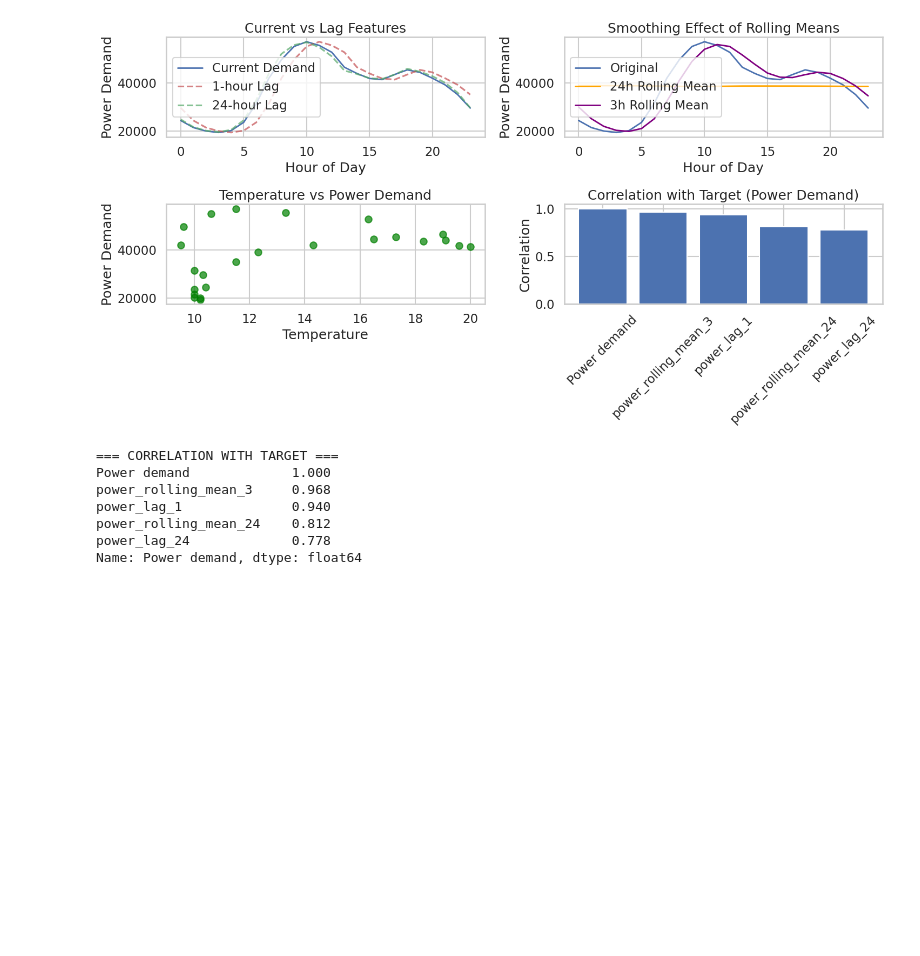
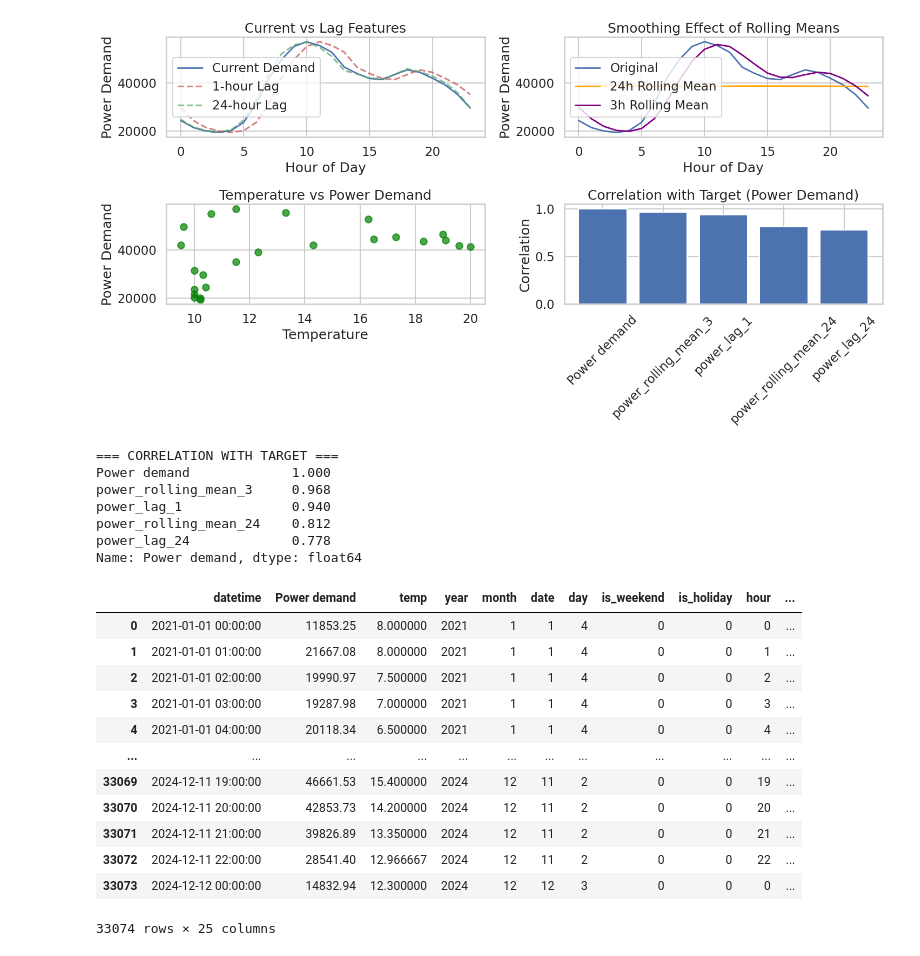
Before and after one commit to halsangihs/miniProject, a Jupyter notebook: main.ipynb, the cells around one changed output. Saved outputs shown, nothing was run; the diff lists cells and outputs as text; code cells hidden in the pictures; blank space fills up the shorter version.

```diff
--- a/main.ipynb
+++ b/main.ipynb
@@ -379,3 +378,19 @@ power_lag_1              0.940
 power_rolling_mean_24    0.812
 power_lag_24             0.778
 Name: Power demand, dtype: float64
+# %%
+df
+# %% [output]
+|  | datetime | Power demand | temp | year | month | date | day | is_weekend | is_holiday | hour | ... |
+| 0 | 2021-01-01 00:00:00 | 11853.25 | 8.000000 | 2021 | 1 | 1 | 4 | 0 | 0 | 0 | ... |
+| 1 | 2021-01-01 01:00:00 | 21667.08 | 8.000000 | 2021 | 1 | 1 | 4 | 0 | 0 | 1 | ... |
+| 2 | 2021-01-01 02:00:00 | 19990.97 | 7.500000 | 2021 | 1 | 1 | 4 | 0 | 0 | 2 | ... |
+| 3 | 2021-01-01 03:00:00 | 19287.98 | 7.000000 | 2021 | 1 | 1 | 4 | 0 | 0 | 3 | ... |
+| 4 | 2021-01-01 04:00:00 | 20118.34 | 6.500000 | 2021 | 1 | 1 | 4 | 0 | 0 | 4 | ... |
+| ... | ... | ... | ... | ... | ... | ... | ... | ... | ... | ... | ... |
+| 33069 | 2024-12-11 19:00:00 | 46661.53 | 15.400000 | 2024 | 12 | 11 | 2 | 0 | 0 | 19 | ... |
+| 33070 | 2024-12-11 20:00:00 | 42853.73 | 14.200000 | 2024 | 12 | 11 | 2 | 0 | 0 | 20 | ... |
+| 33071 | 2024-12-11 21:00:00 | 39826.89 | 13.350000 | 2024 | 12 | 11 | 2 | 0 | 0 | 21 | ... |
+| 33072 | 2024-12-11 22:00:00 | 28541.40 | 12.966667 | 2024 | 12 | 11 | 2 | 0 | 0 | 22 | ... |
+| 33073 | 2024-12-12 00:00:00 | 14832.94 | 12.300000 | 2024 | 12 | 12 | 3 | 0 | 0 | 0 | ... |
+33074 rows × 25 columns
```
Also changed, not shown: parts of 8 cells of this notebook.
